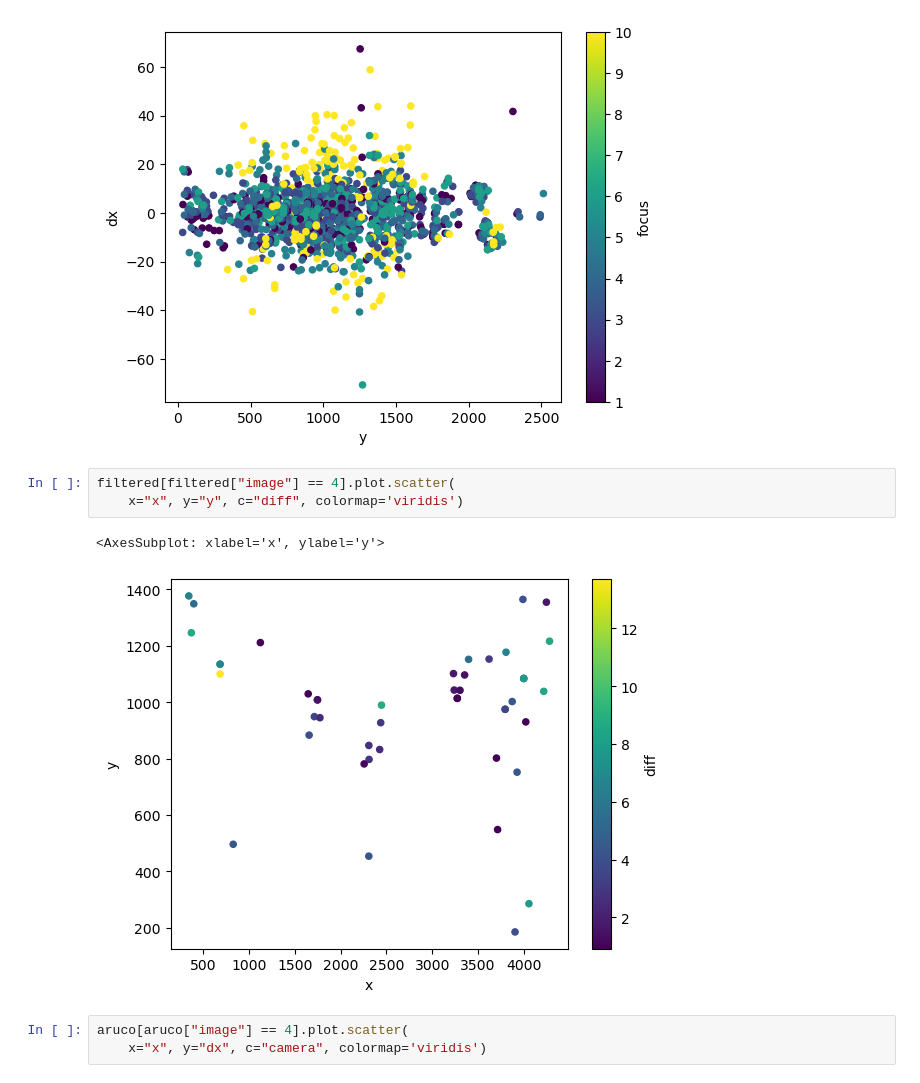
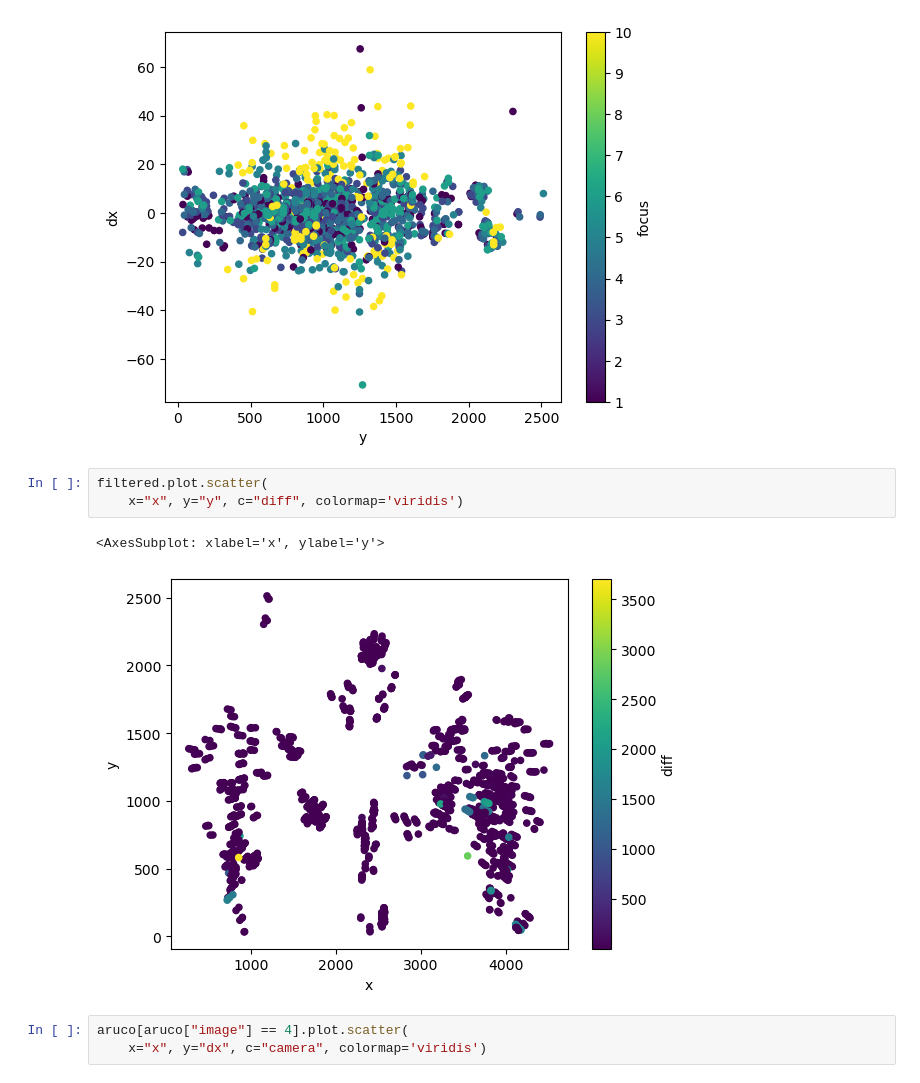
Before and after one commit to FlorianTimm/PhotoBox_Experimente, a Jupyter notebook: Fokus/rest_klaffen.ipynb, the cells around one changed output. Drawn from its saved outputs; the diff is of its cells as text.

```diff
--- a/Fokus/rest_klaffen.ipynb
+++ b/Fokus/rest_klaffen.ipynb
@@ -180,11 +180,11 @@ filtered[filtered["diff"] < 100].plot.scatter(
 <AxesSubplot: xlabel='y', ylabel='dx'>
 [figure]
 # %%
-filtered[filtered["image"] == 4].plot.scatter(
+filtered.plot.scatter(
     x="x", y="y", c="diff", colormap='viridis')
 # %% [output]
 <AxesSubplot: xlabel='x', ylabel='y'>
-[figure, old version]
+[figure, new version]
 # %%
 aruco[aruco["image"] == 4].plot.scatter(
     x="x", y="dx", c="camera", colormap='viridis')
```
Also changed, not shown: 3 other files.
